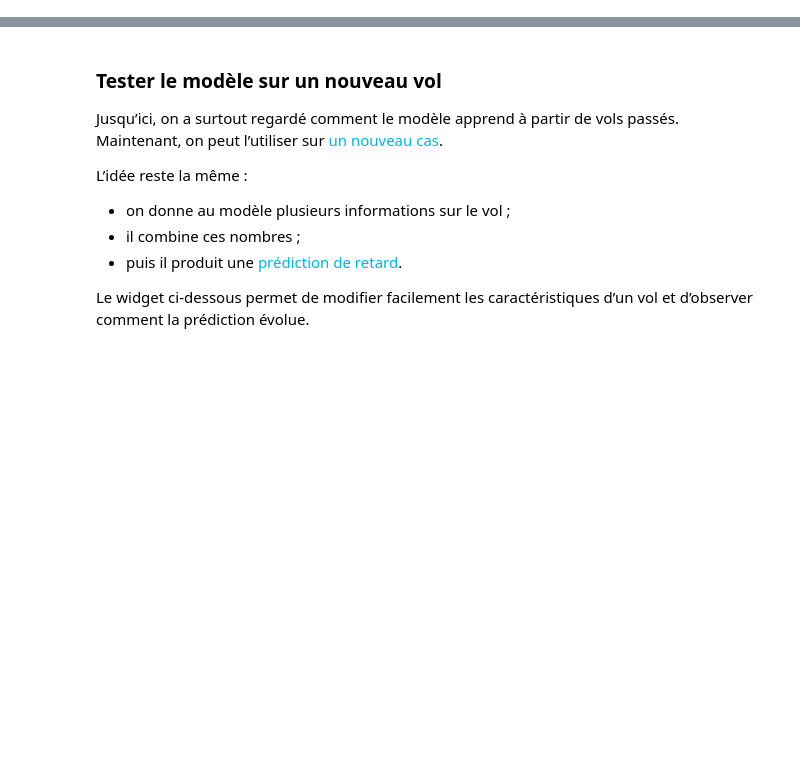
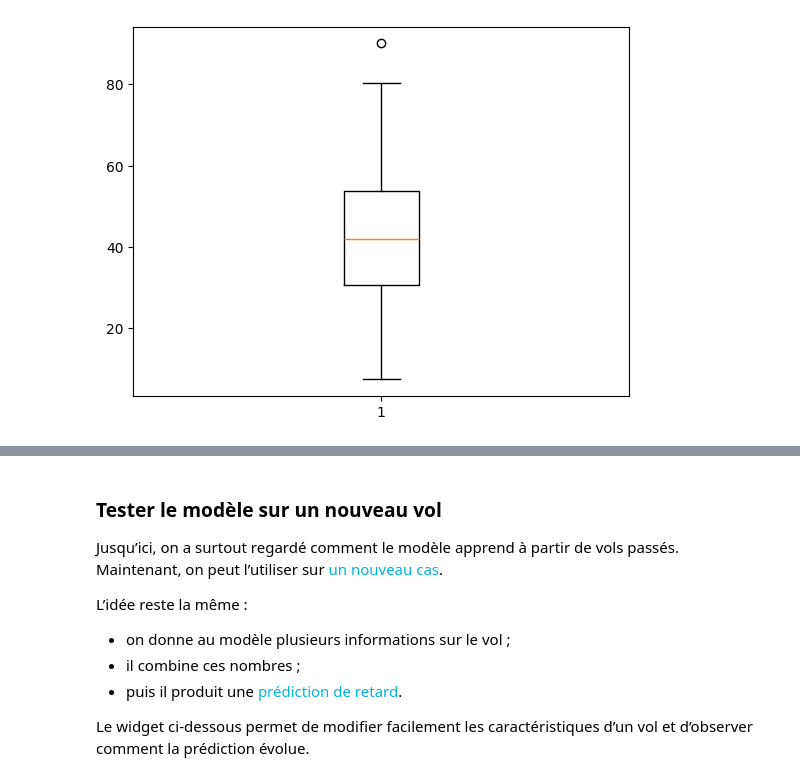
Before and after one commit to aurvl/AI-Step-by-Step, a Jupyter notebook: bp1-linear-regression/1_manual.ipynb, the cells around one changed output, grey strips where cells are left out. Saved outputs shown, nothing was run; the diff lists cells and outputs as text; code cells hidden in the pictures; blank space fills up the shorter version.

```diff
--- a/bp1-linear-regression/1_manual.ipynb
+++ b/bp1-linear-regression/1_manual.ipynb
@@ -724,0 +876,30 @@ R²   (qualité globale 0→1)    : 1.000
+# %%
+np.random.seed(42)
+n = 500
+
+# Données factices
+retard_depart = np.random.uniform(0, 60, n)
+meteo = np.random.randint(0, 4, n)
+heure_depart = np.random.uniform(0, 23, n)
+escales = np.random.randint(0, 3, n)
+
+# Cible à prédire
+retard_final = (
+    5
+    + 0.7 * retard_depart
+    + 4.0 * meteo
+    + 0.3 * heure_depart
+    + 8.0 * escales
+    + np.random.normal(0, 5, n)
+)
+
+# Tableau final
+df = pd.DataFrame({
+    "retard_depart": retard_depart,
+    "meteo": meteo,
+    "heure_depart": heure_depart,
+    "escales": escales,
+    "retard_final": retard_final
+})
+
+df.head()
@@ -724,0 +913,5 @@ R²   (qualité globale 0→1)    : 1.000
+# %%
+plt.boxplot(df['retard_final'])
+plt.show()
+# %% [output]
+[figure, added]
```
Also changed, not shown: parts of 111 cells of this notebook, 17 other files.
